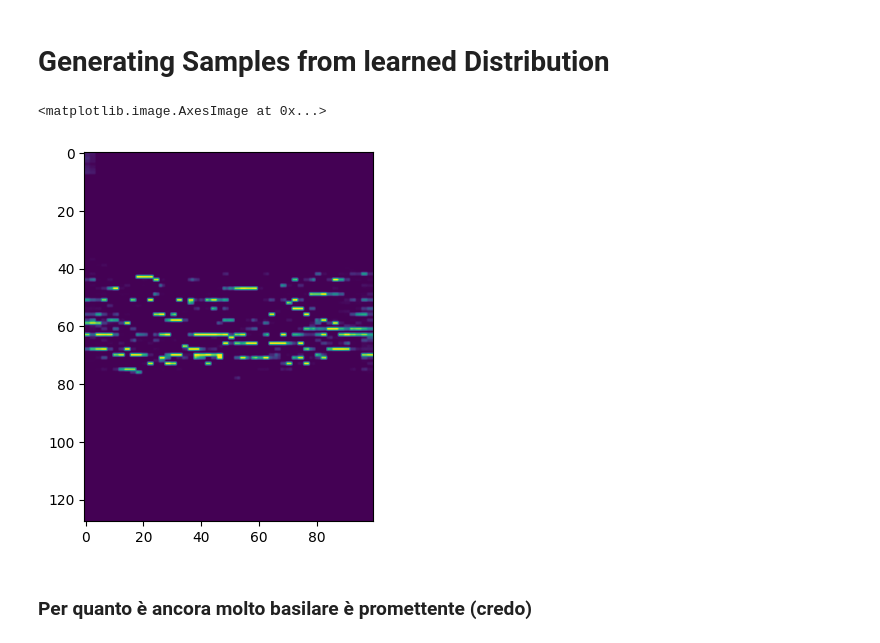
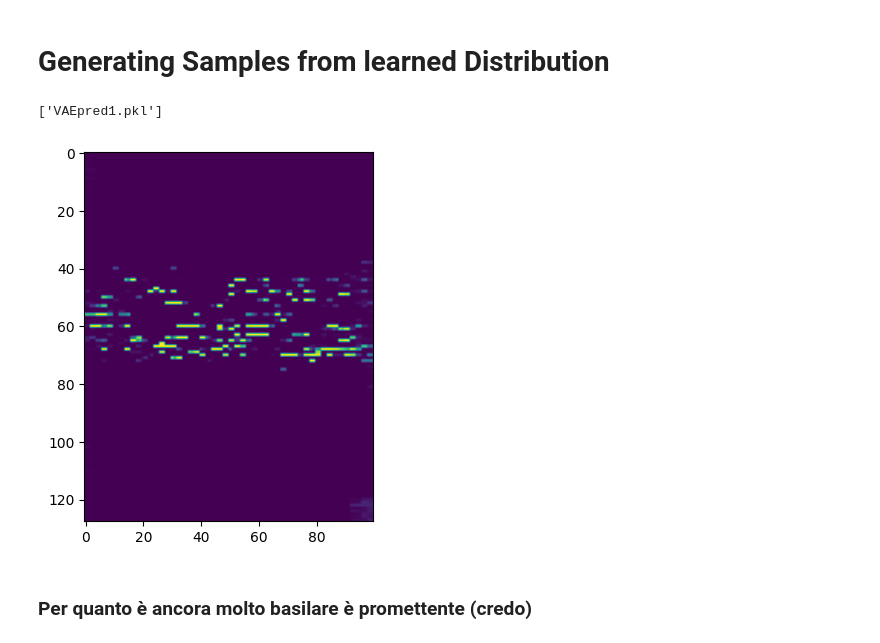
Before and after one commit to MarioPaerle/DIATONICA, a Jupyter notebook: bachvae.ipynb, the cells around one changed output. Drawn from its saved outputs; the diff is of its cells as text; code cells hidden in the pictures.

```diff
--- a/bachvae.ipynb
+++ b/bachvae.ipynb
@@ -166,19 +166,21 @@ def generate_sample_distr(z_sample): # 8, 8, 16
     return sample
 # %%
 with torch.no_grad():
-    mean = torch.randn(1, 32).to(device)*-0.1
-    logvar = torch.randn(1, 32).to(device)*0.3
+    mean = torch.randn(1, 32).to(device)*0.3
+    logvar = torch.randn(1, 32).to(device)*-0.1
     z = model.module.reparameterization(mean, logvar)
     z = model.module.ztodec(z)
     z = z.view(z.shape[0], 8, 8, 16)
     new_sample = model.module.decode(z)
 
 new_sample = new_sample.cpu().numpy()[0, 0, :, :]
 
 plt.imshow(new_sample)
+
+joblib.dump(new_sample, "VAEpred1.pkl")
 # %% [output]
-<matplotlib.image.AxesImage at 0x...>
+['VAEpred1.pkl']
-[figure, old version]
+[figure, new version]
 # %% [markdown]
 ### Per quanto è ancora molto basilare è promettente (credo)
 # %%
```
